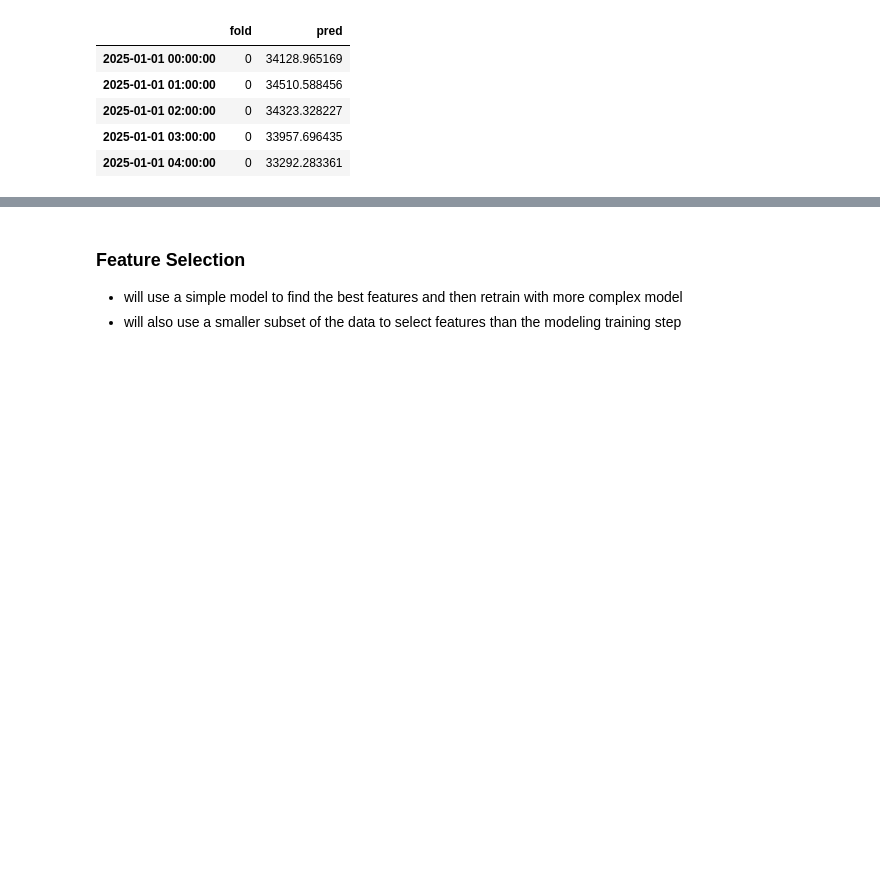
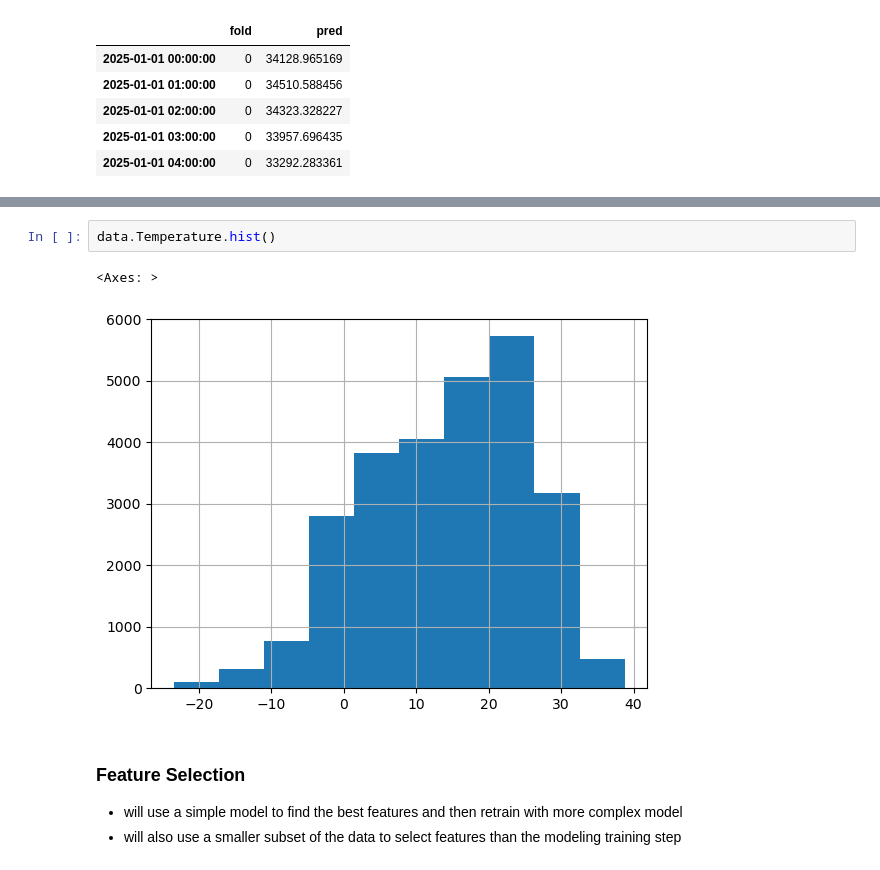
Before and after one commit to maxwellgriffith345/LoadForecast, a Jupyter notebook: notebooks/Train.ipynb, the cells around one changed output, grey strips where cells are left out. Cells and saved outputs as stored; diff of their text form; blank space fills up the shorter version.

```diff
--- a/notebooks/Train.ipynb
+++ b/notebooks/Train.ipynb
@@ -343,3 +397,8 @@ the exogenous variables reduce the error of the model and it makes the model wit
+# %%
+data.Temperature.hist()
+# %% [output]
+<Axes: >
+[figure, added]
 # %% [markdown]
 ### Feature Selection
 - will use a simple model to find the best features and then retrain with more complex model
```
Also changed, not shown: parts of 11 cells of this notebook.
